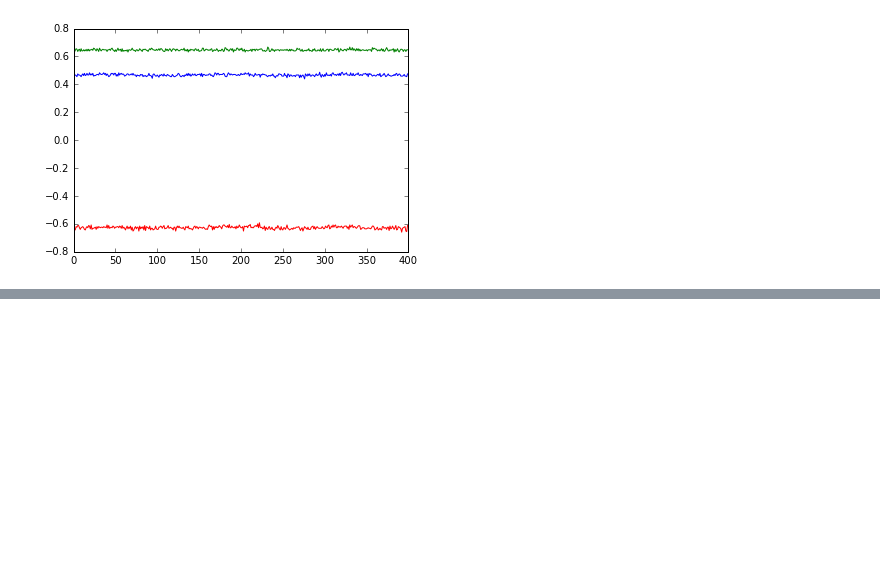
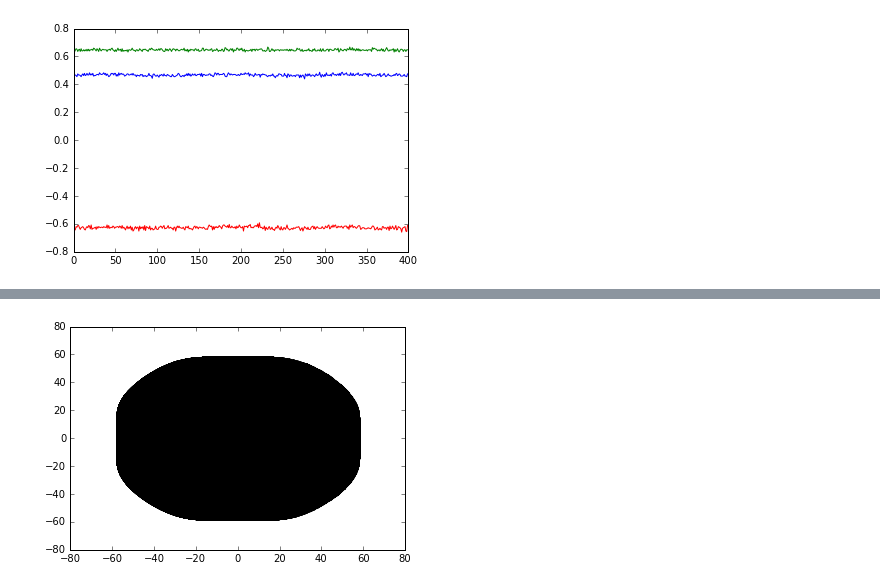
Before and after one commit to wadpac/hsmm4acc, a Jupyter notebook: notebooks/ExploreData.ipynb, the cells around one changed output, grey strips where cells are left out. Saved outputs shown, nothing was run; the diff lists cells and outputs as text; code cells hidden in the pictures; blank space fills up the shorter version.

```diff
--- a/notebooks/ExploreData.ipynb
+++ b/notebooks/ExploreData.ipynb
@@ -88,0 +60,9 @@ DatetimeIndex(['2014-08-01 04:00:00', '2014-08-01 04:00:05',
+# %%
+radtodegree = 180/np.pi
+theta = np.tanh(a_x/np.sqrt(a_y**2 + a_z**2))*radtodegree
+psi = np.tanh(a_y/np.sqrt(a_x**2 + a_z**2))*radtodegree
+phi = np.tanh(a_z/np.sqrt(a_x**2 + a_y**2))*radtodegree
+# %%
+plt.scatter(theta[:nmax], psi[:nmax], color='black', s=5);
+# %% [output]
+[figure, added]
```
Also changed, not shown: parts of 15 cells of this notebook, 1 other file.
